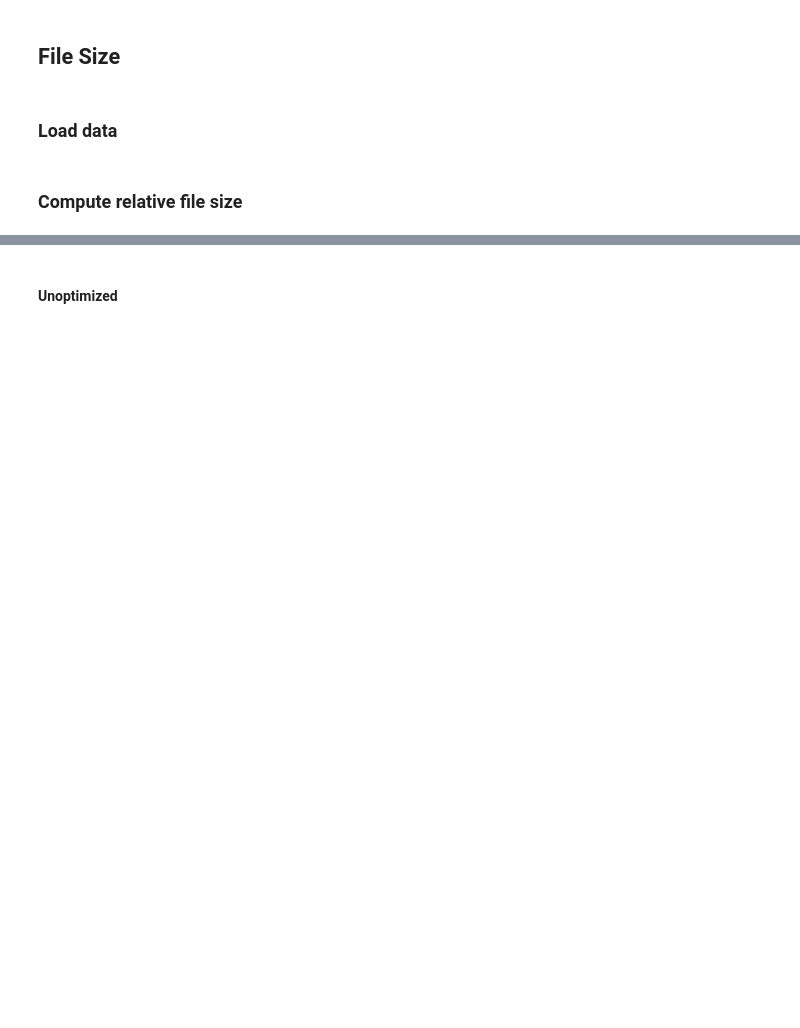
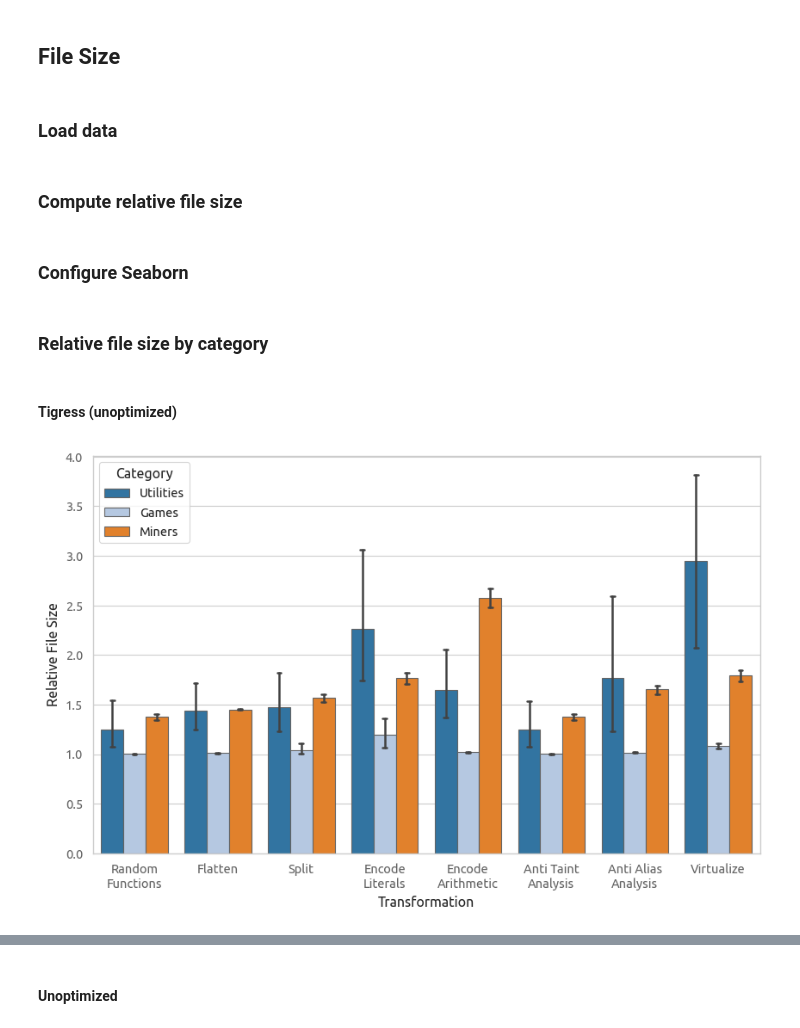
Before and after one commit to HakonHarnes/wasm-obf, a Jupyter notebook: analysis/file-size.ipynb, the cells around one changed output, grey strips where cells are left out. Saved outputs shown, nothing was run; the diff lists cells and outputs as text; code cells hidden in the pictures; blank space fills up the shorter version.

Commit message:
refactor(analysis): refactor file-size code

```diff
--- a/analysis/file-size.ipynb
+++ b/analysis/file-size.ipynb
@@ -56,3 +56,5 @@ llvm_optimized = compute_relative_file_size(unobfuscated_unoptimized, llvm_optim
 
 wasm_mutate_unoptimized = compute_relative_file_size(unobfuscated_unoptimized, wasm_mutate_unoptimized)
 wasm_mutate_optimized = compute_relative_file_size(unobfuscated_unoptimized, wasm_mutate_optimized)
+# %% [markdown]
+### Configure Seaborn
@@ -59,18 +80,48 @@ wasm_mutate_optimized = compute_relative_file_size(unobfuscated_unoptimized, was
+# %% [markdown]
+### Relative file size by category
 # %%
-def plot_relative_file_size_by_category(df, xlabel):
-  plt.figure(figsize=(12, 6))
-  sns.set(style="whitegrid")
-  sns.barplot(data=df, x='transformation', y='relative_file_size', hue='category', errwidth=1.8, capsize=0.05, palette="tab20")
+def plot_relative_file_size_by_category(df, xlabel, xlabels=None, path=None):
+  sns.barplot(data=df,
+              x='transformation',
+              y='relative_file_size',
+              hue='category',
+              palette=palette,
+              errwidth=errwidth,
+              capsize=capsize,
+              edgecolor=edgecolor)
 
+  # Axis labels
   plt.ylabel('Relative File Size')
   plt.xlabel(xlabel)
 
-  # Rotate the x labels by 45 degrees
-  plt.xticks(rotation=45)
+  # Custom x labels
+  if xlabels is not None:
+    plt.xticks(range(len(xlabels)), xlabels)
 
   # Capitalize the first letter of the entries in the legend
-  legend = plt.legend(title='Category', loc='best')
+  legend = plt.legend(title='Category')
   for text in legend.get_texts():
       text.set_text(text.get_text().capitalize())
 
+  # Save plot
+  if path is not None:
+    plt.savefig(path, dpi=300, bbox_inches="tight")
+
+  # Show the plot
   plt.show()
+# %% [markdown]
+#### Tigress (unoptimized)
+# %%
+xlabels = [
+        'Random\nFunctions',
+        'Flatten',
+        'Split',
+        'Encode\nLiterals',
+        'Encode\nArithmetic',
+        'Anti Taint\nAnalysis',
+        'Anti Alias\nAnalysis',
+        'Virtualize'
+    ]
+plot_relative_file_size_by_category(tigress_unoptimized, xlabel='Transformation', xlabels=xlabels)
+# %% [output]
+[figure, added]
```
Also changed, not shown: parts of 37 cells of this notebook.
